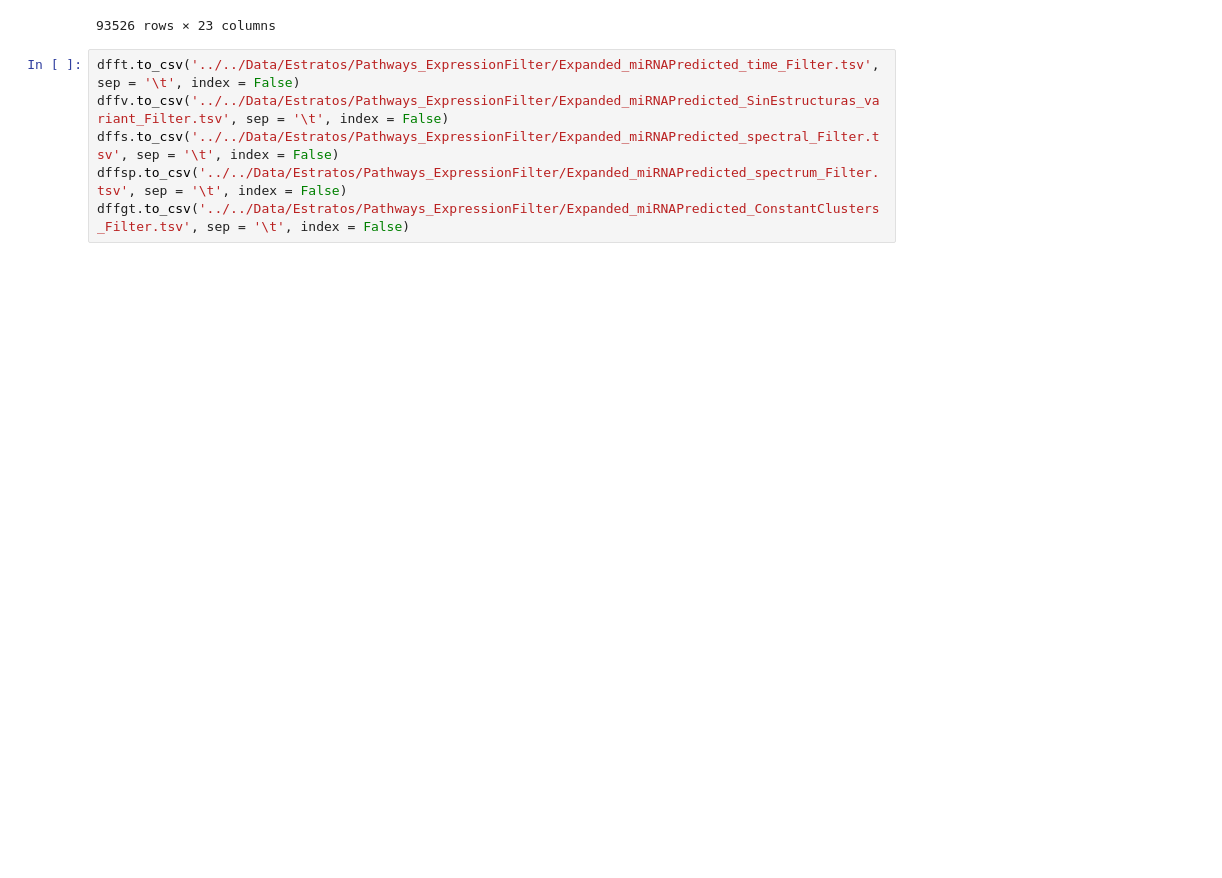
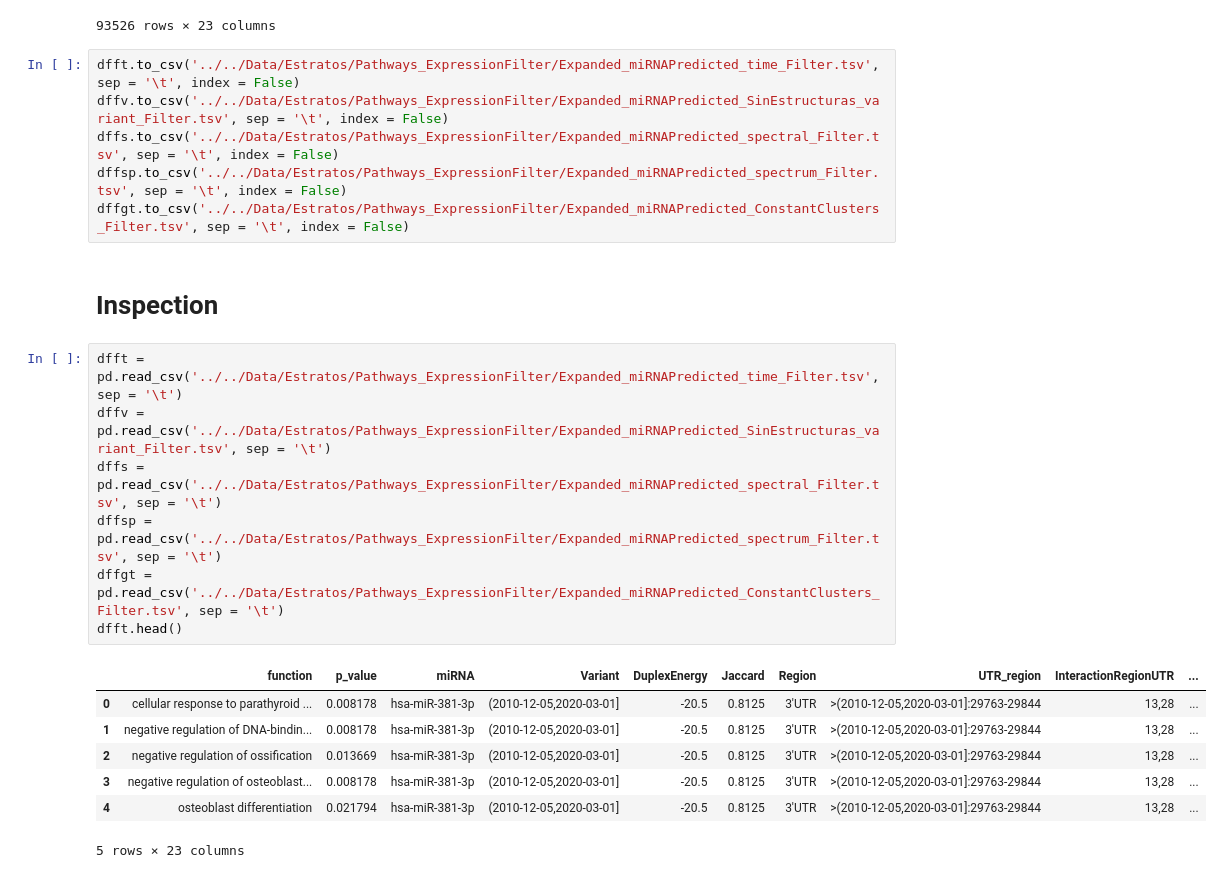
Before and after one commit to FerAmbriz/SelectionPatternsSARSCoV2, a Jupyter notebook: scr/14_TissueExpression.ipynb, the cells around one changed output. Saved outputs shown, nothing was run; the diff lists cells and outputs as text; blank space fills up the shorter version.

```diff
--- a/scr/14_TissueExpression.ipynb
+++ b/scr/14_TissueExpression.ipynb
@@ -281,3 +283,20 @@ dffv.to_csv('../../Data/Estratos/Pathways_ExpressionFilter/Expanded_miRNAPredict
 dffs.to_csv('../../Data/Estratos/Pathways_ExpressionFilter/Expanded_miRNAPredicted_spectral_Filter.tsv', sep = '\t', index = False)
 dffsp.to_csv('../../Data/Estratos/Pathways_ExpressionFilter/Expanded_miRNAPredicted_spectrum_Filter.tsv', sep = '\t', index = False)
 dffgt.to_csv('../../Data/Estratos/Pathways_ExpressionFilter/Expanded_miRNAPredicted_ConstantClusters_Filter.tsv', sep = '\t', index = False)
+# %% [markdown]
+# Inspection
+# %%
+dfft = pd.read_csv('../../Data/Estratos/Pathways_ExpressionFilter/Expanded_miRNAPredicted_time_Filter.tsv', sep = '\t')
+dffv = pd.read_csv('../../Data/Estratos/Pathways_ExpressionFilter/Expanded_miRNAPredicted_SinEstructuras_variant_Filter.tsv', sep = '\t')
+dffs = pd.read_csv('../../Data/Estratos/Pathways_ExpressionFilter/Expanded_miRNAPredicted_spectral_Filter.tsv', sep = '\t')
+dffsp = pd.read_csv('../../Data/Estratos/Pathways_ExpressionFilter/Expanded_miRNAPredicted_spectrum_Filter.tsv', sep = '\t')
+dffgt = pd.read_csv('../../Data/Estratos/Pathways_ExpressionFilter/Expanded_miRNAPredicted_ConstantClusters_Filter.tsv', sep = '\t')
+dfft.head()
+# %% [output]
+|  | function | p_value | miRNA | Variant | DuplexEnergy | Jaccard | Region | UTR_region | InteractionRegionUTR | ... |
+| 0 | cellular response to parathyroid ... | 0.008178 | hsa-miR-381-3p | (2010-12-05,2020-03-01] | -20.5 | 0.8125 | 3'UTR | >(2010-12-05,2020-03-01]:29763-29844 | 13,28 | ... |
+| 1 | negative regulation of DNA-bindin... | 0.008178 | hsa-miR-381-3p | (2010-12-05,2020-03-01] | -20.5 | 0.8125 | 3'UTR | >(2010-12-05,2020-03-01]:29763-29844 | 13,28 | ... |
+| 2 | negative regulation of ossification | 0.013669 | hsa-miR-381-3p | (2010-12-05,2020-03-01] | -20.5 | 0.8125 | 3'UTR | >(2010-12-05,2020-03-01]:29763-29844 | 13,28 | ... |
+| 3 | negative regulation of osteoblast... | 0.008178 | hsa-miR-381-3p | (2010-12-05,2020-03-01] | -20.5 | 0.8125 | 3'UTR | >(2010-12-05,2020-03-01]:29763-29844 | 13,28 | ... |
+| 4 | osteoblast differentiation | 0.021794 | hsa-miR-381-3p | (2010-12-05,2020-03-01] | -20.5 | 0.8125 | 3'UTR | >(2010-12-05,2020-03-01]:29763-29844 | 13,28 | ... |
+5 rows × 23 columns
```
Also changed, not shown: parts of 5 cells of this notebook, 3 other files.
